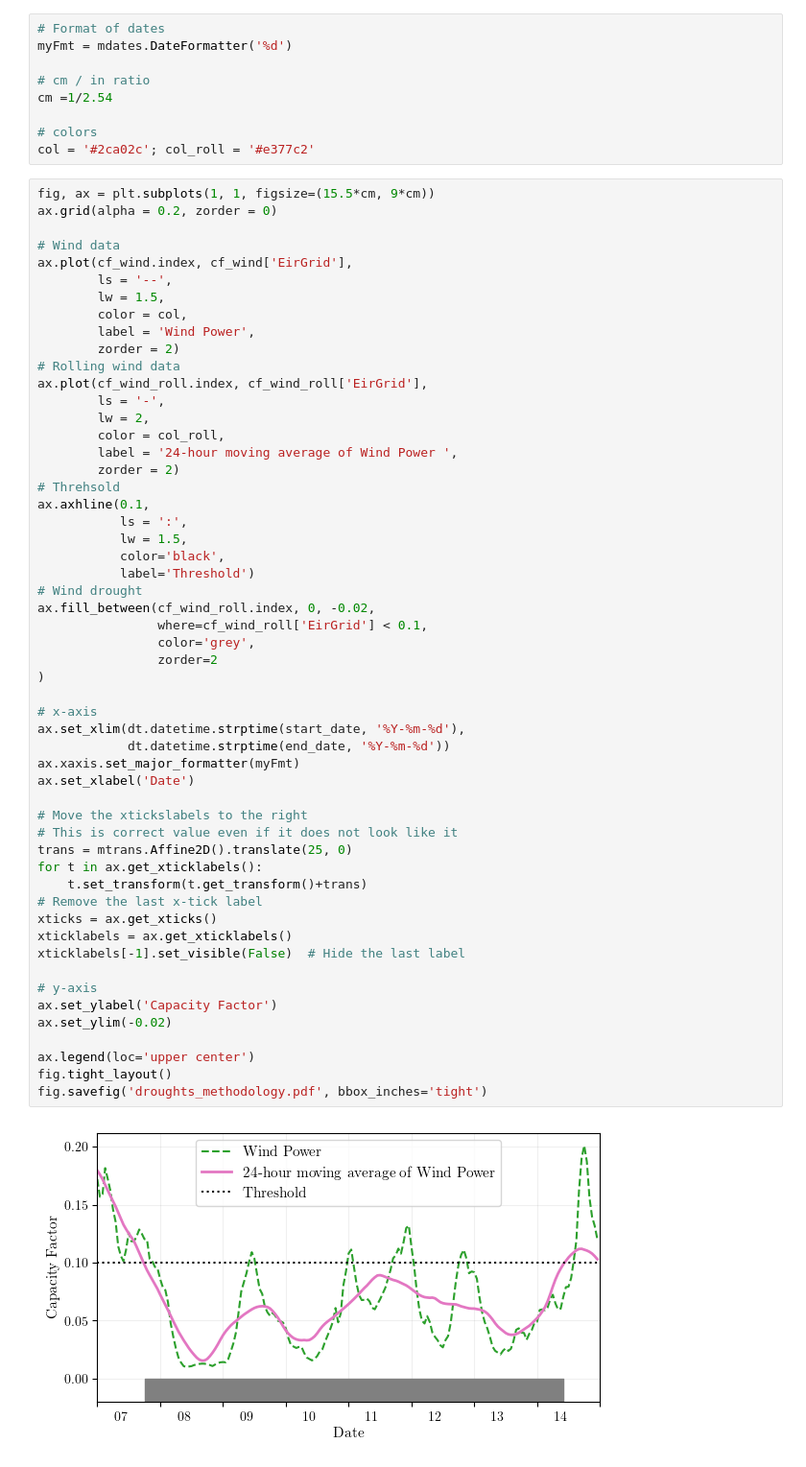
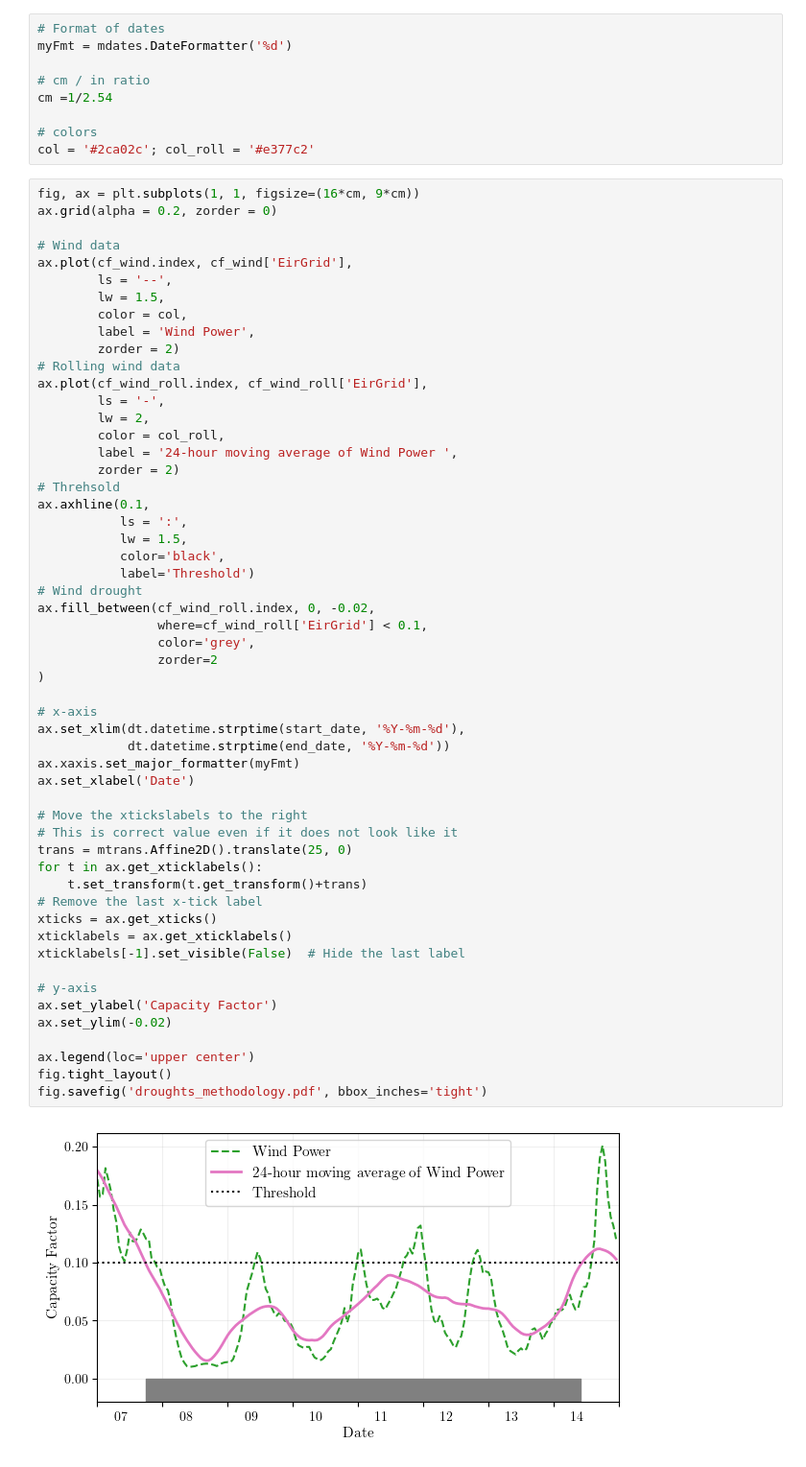
Before and after one commit to BorisM202/RES_droughts, a Jupyter notebook: Scripts/droughts_methodology.ipynb, the cells around one changed output. Shown at 96% size. Saved outputs shown, nothing was run; the diff lists cells and outputs as text.

```diff
--- a/Scripts/droughts_methodology.ipynb
+++ b/Scripts/droughts_methodology.ipynb
@@ -56,7 +56,7 @@ cm =1/2.54
 # colors
 col = '#2ca02c'; col_roll = '#e377c2'
 # %%
-fig, ax = plt.subplots(1, 1, figsize=(15.5*cm, 9*cm))
+fig, ax = plt.subplots(1, 1, figsize=(16*cm, 9*cm))
 ax.grid(alpha = 0.2, zorder = 0)
 
 # Wind data
@@ -83,31 +83,31 @@ ax.axhline(0.1,
 ax.fill_between(cf_wind_roll.index, 0, -0.02,
                 where=cf_wind_roll['EirGrid'] < 0.1,
                 color='grey',
                 zorder=2
 )
 
 # x-axis
 ax.set_xlim(dt.datetime.strptime(start_date, '%Y-%m-%d'),
             dt.datetime.strptime(end_date, '%Y-%m-%d'))
 ax.xaxis.set_major_formatter(myFmt)
 ax.set_xlabel('Date')
 
 # Move the xtickslabels to the right
 # This is correct value even if it does not look like it
 trans = mtrans.Affine2D().translate(25, 0)
 for t in ax.get_xticklabels():
     t.set_transform(t.get_transform()+trans)
 # Remove the last x-tick label
 xticks = ax.get_xticks()
 xticklabels = ax.get_xticklabels()
 xticklabels[-1].set_visible(False)  # Hide the last label
 
 # y-axis
 ax.set_ylabel('Capacity Factor')
 ax.set_ylim(-0.02)
 
 ax.legend(loc='upper center')
 fig.tight_layout()
 fig.savefig('droughts_methodology.pdf', bbox_inches='tight')
 # %% [output]
-[figure, old version]
+[figure, new version]
```
Also changed, not shown: 26 other files.
